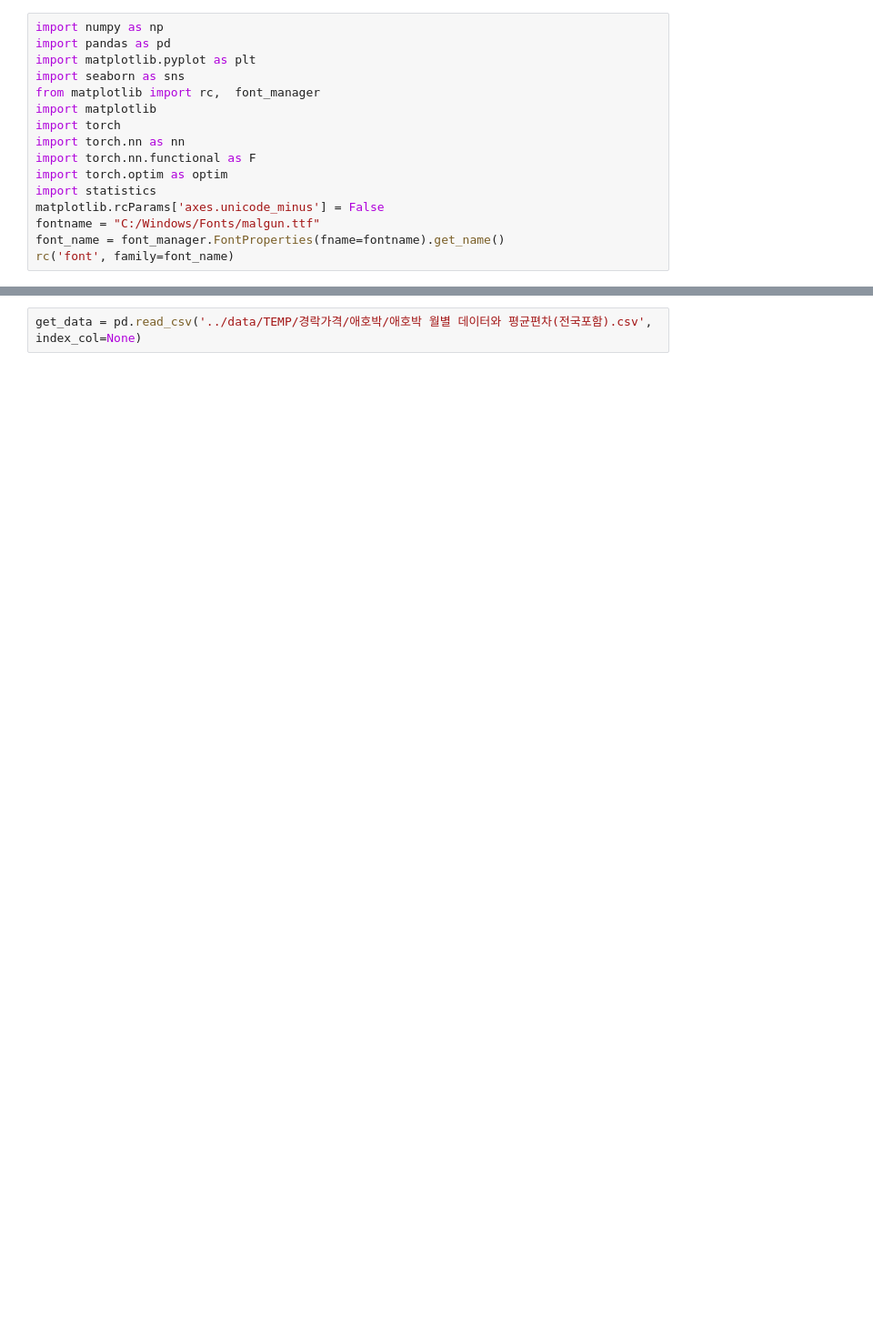
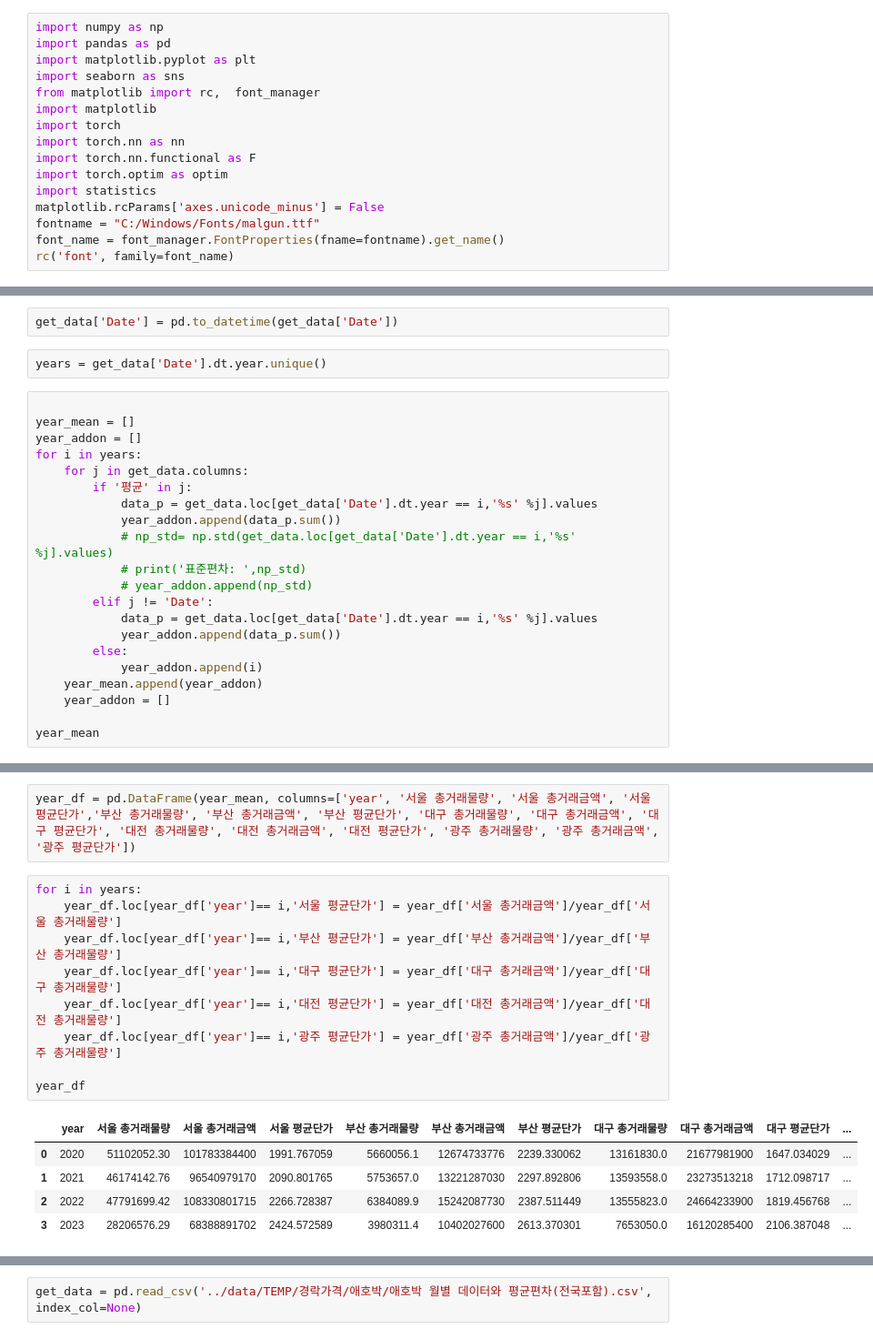
Before and after one commit to initbtn/big_project, a Jupyter notebook: 평균단가 편차/re_kini_dev.ipynb, the cells around one changed output, grey strips where cells are left out. Shown at 91% size. Drawn from its saved outputs; the diff is of its cells as text; blank space fills up the shorter version.

```diff
--- a/평균단가 편차/re_kini_dev.ipynb
+++ b/평균단가 편차/re_kini_dev.ipynb
@@ -16,0 +19,25 @@ rc('font', family=font_name)
+# %%
+get_data['Date'] = pd.to_datetime(get_data['Date'])
+# %%
+years = get_data['Date'].dt.year.unique()
+# %%
+
+year_mean = []
+year_addon = []
+for i in years:
+    for j in get_data.columns:
+        if '평균' in j:
+            data_p = get_data.loc[get_data['Date'].dt.year == i,'%s' %j].values
+            year_addon.append(data_p.sum())
+            # np_std= np.std(get_data.loc[get_data['Date'].dt.year == i,'%s' %j].values)
+            # print('표준편차: ',np_std)
+            # year_addon.append(np_std)
+        elif j != 'Date':
+            data_p = get_data.loc[get_data['Date'].dt.year == i,'%s' %j].values
+            year_addon.append(data_p.sum())
+        else:
+            year_addon.append(i)
+    year_mean.append(year_addon)
+    year_addon = []
+
+year_mean
@@ -16,0 +62,17 @@ rc('font', family=font_name)
+# %%
+year_df = pd.DataFrame(year_mean, columns=['year', '서울 총거래물량', '서울 총거래금액', '서울 평균단가','부산 총거래물량', '부산 총거래금액', '부산 평균단가', '대구 총거래물량', '대구 총거래금액', '대구 평균단가', '대전 총거래물량', '대전 총거래금액', '대전 평균단가', '광주 총거래물량', '광주 총거래금액', '광주 평균단가'])
+# %%
+for i in years:
+    year_df.loc[year_df['year']== i,'서울 평균단가'] = year_df['서울 총거래금액']/year_df['서울 총거래물량']
+    year_df.loc[year_df['year']== i,'부산 평균단가'] = year_df['부산 총거래금액']/year_df['부산 총거래물량']
+    year_df.loc[year_df['year']== i,'대구 평균단가'] = year_df['대구 총거래금액']/year_df['대구 총거래물량']
+    year_df.loc[year_df['year']== i,'대전 평균단가'] = year_df['대전 총거래금액']/year_df['대전 총거래물량']
+    year_df.loc[year_df['year']== i,'광주 평균단가'] = year_df['광주 총거래금액']/year_df['광주 총거래물량']
+
+year_df
+# %% [output]
+|  | year | 서울 총거래물량 | 서울 총거래금액 | 서울 평균단가 | 부산 총거래물량 | 부산 총거래금액 | 부산 평균단가 | 대구 총거래물량 | 대구 총거래금액 | 대구 평균단가 | ... |
+| 0 | 2020 | 51102052.30 | 101783384400 | 1991.767059 | 5660056.1 | 12674733776 | 2239.330062 | 13161830.0 | 21677981900 | 1647.034029 | ... |
+| 1 | 2021 | 46174142.76 | 96540979170 | 2090.801765 | 5753657.0 | 13221287030 | 2297.892806 | 13593558.0 | 23273513218 | 1712.098717 | ... |
+| 2 | 2022 | 47791699.42 | 108330801715 | 2266.728387 | 6384089.9 | 15242087730 | 2387.511449 | 13555823.0 | 24664233900 | 1819.456768 | ... |
+| 3 | 2023 | 28206576.29 | 68388891702 | 2424.572589 | 3980311.4 | 10402027600 | 2613.370301 | 7653050.0 | 16120285400 | 2106.387048 | ... |
```
Also changed, not shown: parts of 17 cells of this notebook, 6 other files.
